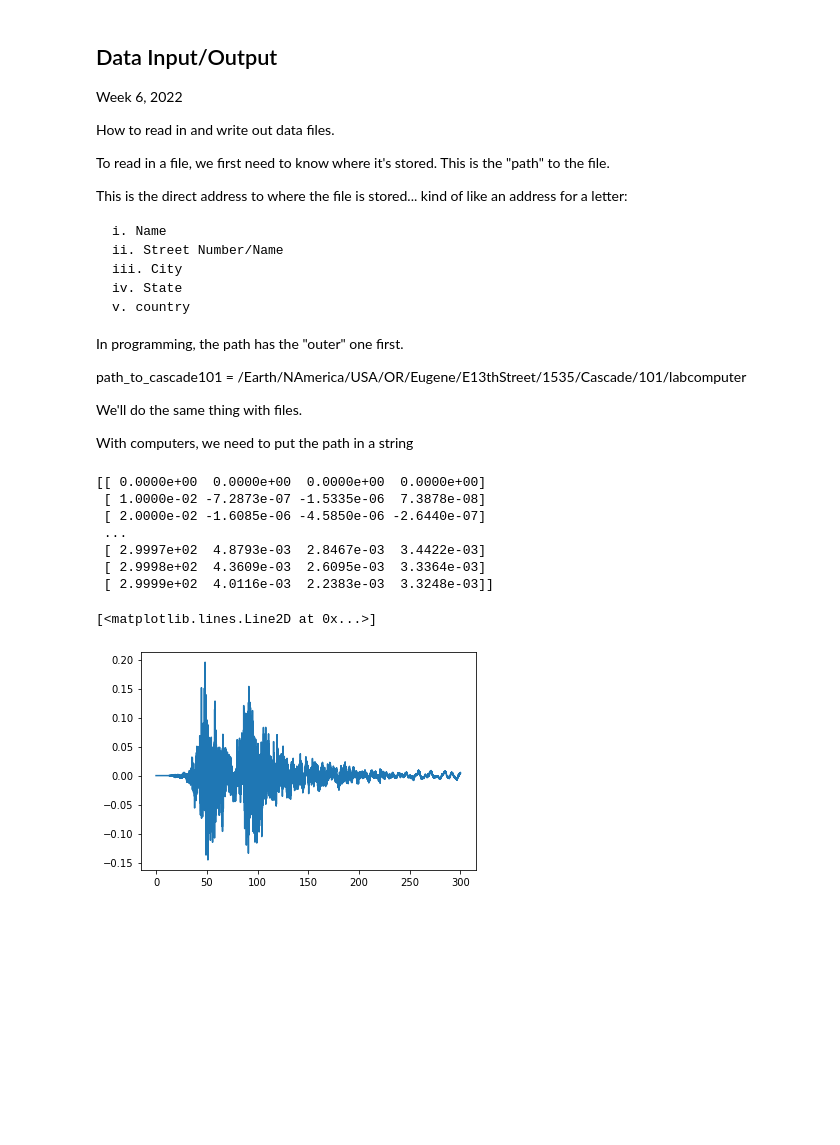
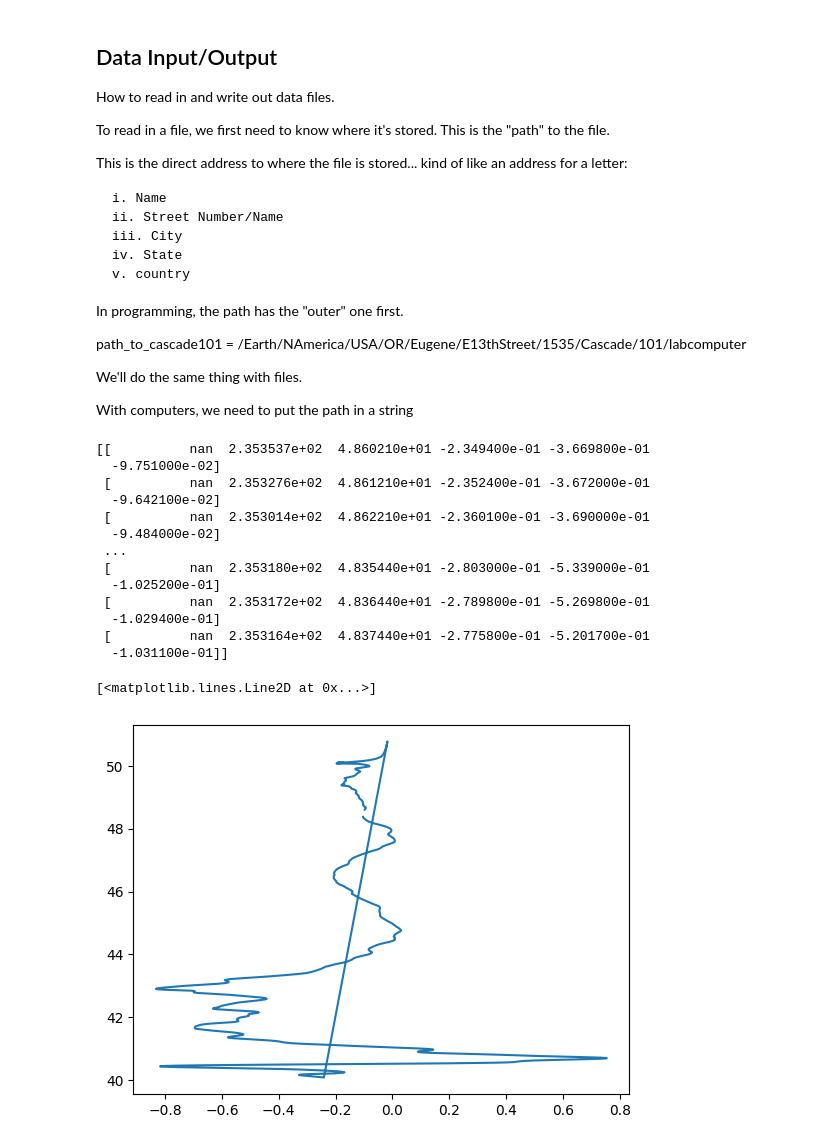
Before and after one commit to cascadiaquakes/cores2code, a Jupyter notebook: notebooks/8_DataIO.ipynb, the cells around one changed output. Saved outputs shown, nothing was run; the diff lists cells and outputs as text; code cells hidden in the pictures; blank space fills up the shorter version.

```diff
--- a/notebooks/8_DataIO.ipynb
+++ b/notebooks/8_DataIO.ipynb
@@ -1,7 +1,5 @@
 # %% [markdown]
 ## Data Input/Output
-Week 6, 2022
-
 
 How to read in and write out data files.
 
@@ -29,23 +27,29 @@ import numpy as np
 import matplotlib.pyplot as plt
 
 ## On the lab computers, windows:
-iwtdata_path = 'C:\\Users\\vjs\\data_for_class\\IWT009_vel.txt'
+#data_path = 'C:\\Users\\vjs\\data_for_class\\IWT009_vel.txt'
 
 ## On a mac:
-# ' /Users/yourusername/Documents/'
+data_path =  '/Users/dmelgarm/FakeQuakes/Cascadia1700_M9s/output/statics/cascadia1700_gamma.000182/statics.neu'
 
-## Now we have a string that tells us where this file is located - it's stored in the variable iwtdata_path.
+## Now we have a string that tells us where this file is located - it's stored in the variable data_path.
 
 ## Before we try to read it in, we need to know the format of the file.
 # %%
 ### FINISH NEXT CLASS ##
-iwtdata = np.genfromtxt(iwtdata_path)
-print(iwtdata)
+data = np.genfromtxt(data_path)
+print(data)
 # %% [output]
-[[ 0.0000e+00  0.0000e+00  0.0000e+00  0.0000e+00]
- [ 1.0000e-02 -7.2873e-07 -1.5335e-06  7.3878e-08]
- [ 2.0000e-02 -1.6085e-06 -4.5850e-06 -2.6440e-07]
+[[          nan  2.353537e+02  4.860210e+01 -2.349400e-01 -3.669800e-01
+  -9.751000e-02]
+ [          nan  2.353276e+02  4.861210e+01 -2.352400e-01 -3.672000e-01
+  -9.642100e-02]
+ [          nan  2.353014e+02  4.862210e+01 -2.360100e-01 -3.690000e-01
+  -9.484000e-02]
  ...
- [ 2.9997e+02  4.8793e-03  2.8467e-03  3.4422e-03]
- [ 2.9998e+02  4.3609e-03  2.6095e-03  3.3364e-03]
- [ 2.9999e+02  4.0116e-03  2.2383e-03  3.3248e-03]]
+ [          nan  2.353180e+02  4.835440e+01 -2.803000e-01 -5.339000e-01
+  -1.025200e-01]
+ [          nan  2.353172e+02  4.836440e+01 -2.789800e-01 -5.269800e-01
+  -1.029400e-01]
+ [          nan  2.353164e+02  4.837440e+01 -2.775800e-01 -5.201700e-01
+  -1.031100e-01]]
@@ -55,5 +56,9 @@ datacol = iwtdata[:,1]
+# %%
+lat = data[:,2]
+lon = data[:,1]
+z = data[:,5]
 # %%
-plt.plot(time,datacol)
+plt.plot(z,lat)
 # %% [output]
 [<matplotlib.lines.Line2D at 0x...>]
-[figure, old version]
+[figure, new version]
```
Also changed, not shown: parts of 2 cells of this notebook, 3 other files.
